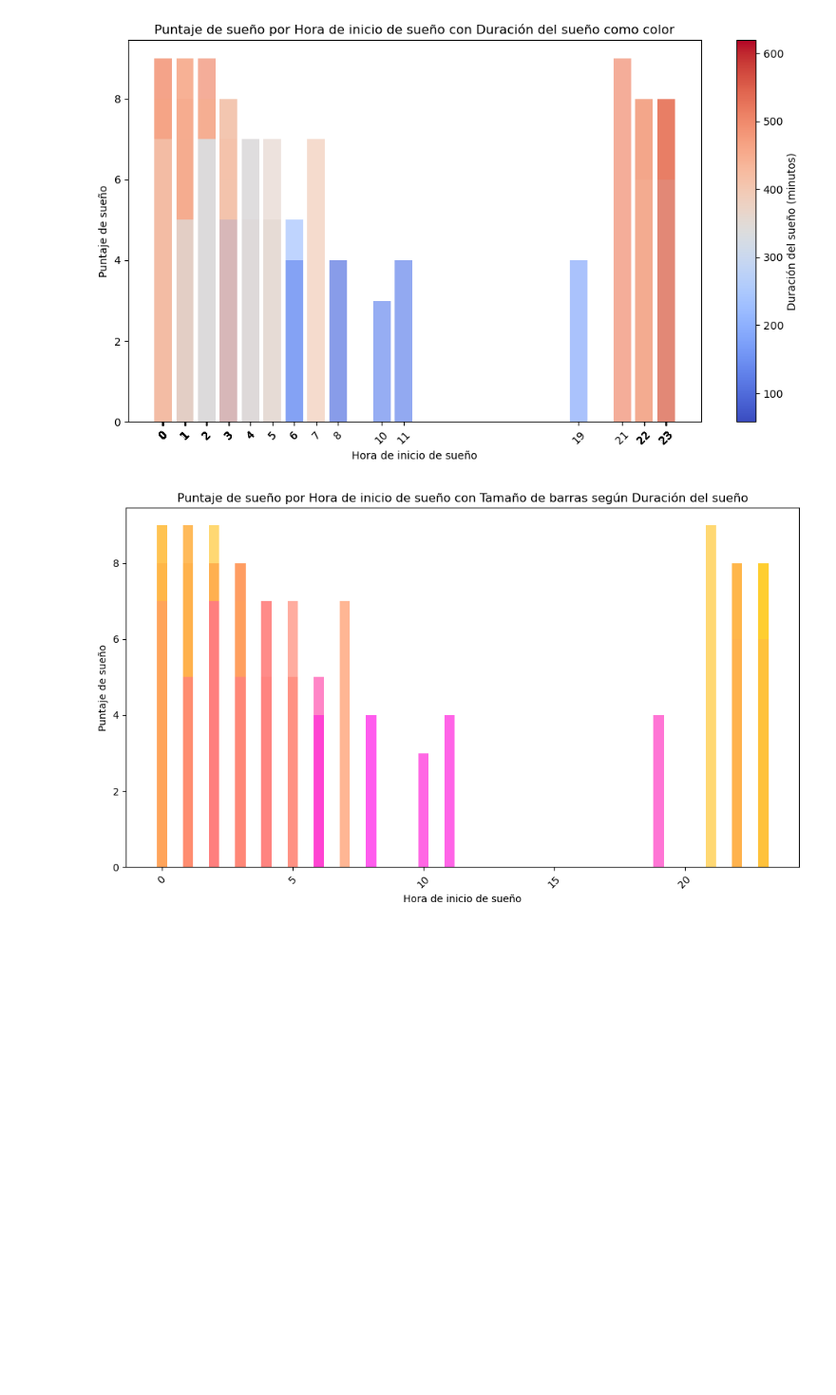
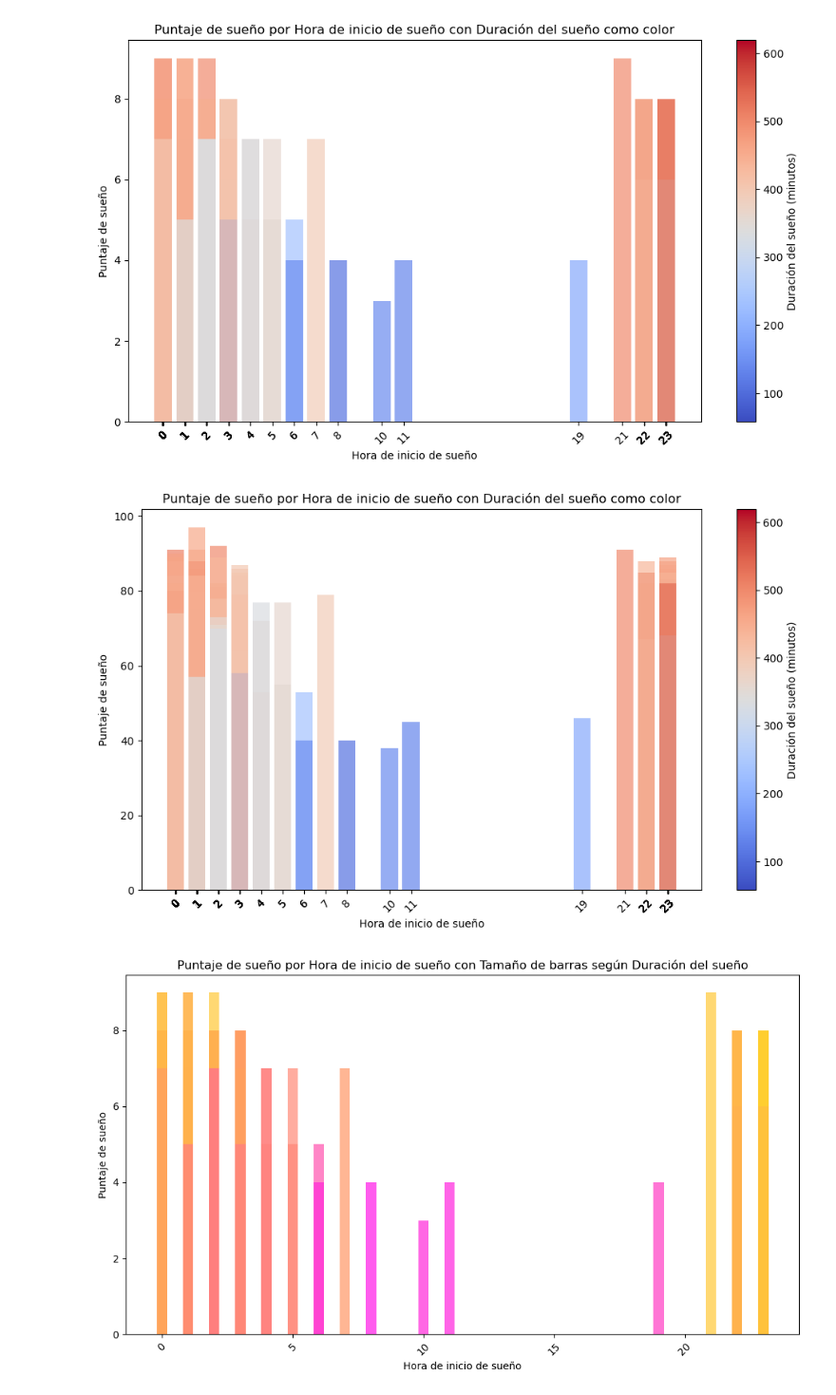
Before and after one commit to MatiasLoiseau/sleep-data-samsung-health, a Jupyter notebook: exploratory_data_analysis.ipynb, the cells around one changed output. Shown at 95% size. Cells and saved outputs as stored; diff of their text form; code cells hidden in the pictures; blank space fills up the shorter version.

```diff
--- a/exploratory_data_analysis.ipynb
+++ b/exploratory_data_analysis.ipynb
@@ -682,6 +681,29 @@ plt.tight_layout()
 plt.show()
 # %% [output]
 [figure]
+# %%
+# Crear una figura y ejes
+fig, ax = plt.subplots(figsize=(10, 6))
+
+# Crear barras con duración del sueño como color
+bars = ax.bar(df_sleep['hora'], df_sleep['sleep_score'], alpha=0.7, color=plt.cm.coolwarm(df_sleep['sleep_duration'] / df_sleep['sleep_duration'].max()))
+
+# Crear una barra de color manualmente
+sm = plt.cm.ScalarMappable(cmap='coolwarm', norm=plt.Normalize(vmin=df_sleep['sleep_duration'].min(), vmax=df_sleep['sleep_duration'].max()))
+sm.set_array([])
+cbar = plt.colorbar(sm, ax=ax, label='Duración del sueño (minutos)')
+
+# Configurar el resto del gráfico
+ax.set_xlabel('Hora de inicio de sueño')
+ax.set_ylabel('Puntaje de sueño')
+ax.set_title('Puntaje de sueño por Hora de inicio de sueño con Duración del sueño como color')
+ax.set_xticks(df_sleep['hora'])
+ax.set_xticklabels(df_sleep['hora'])
+plt.xticks(rotation=45)
+plt.tight_layout()
+plt.show()
+# %% [output]
+[figure, added]
 # %%
 plt.figure(figsize=(10, 6))
 plt.bar(df_sleep['hora'], df_sleep['score'], alpha=0.7, width=0.4, label=df_sleep['score'], color=plt.cm.spring(df_sleep['sleep_duration'] / df_sleep['sleep_duration'].max()))
```
Also changed, not shown: parts of 2 cells of this notebook.
